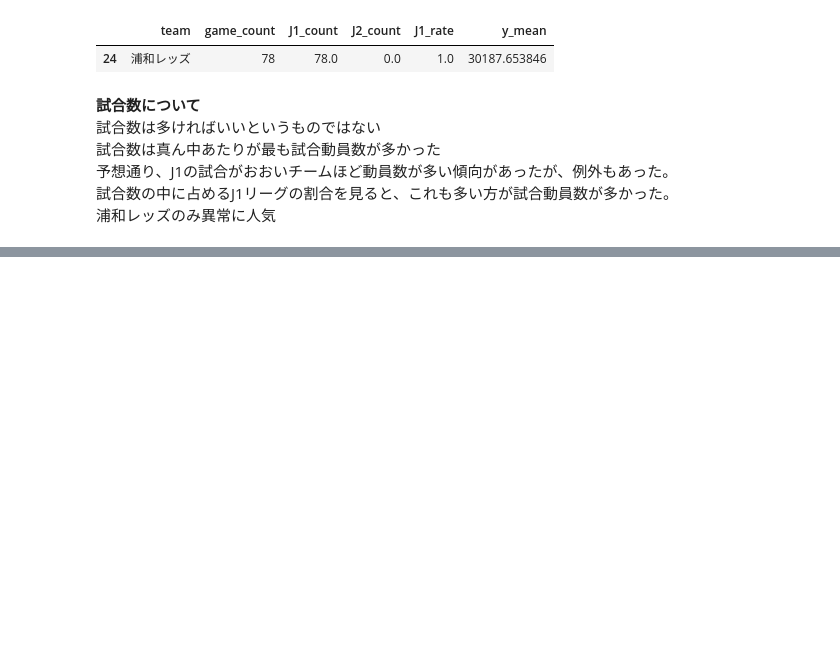
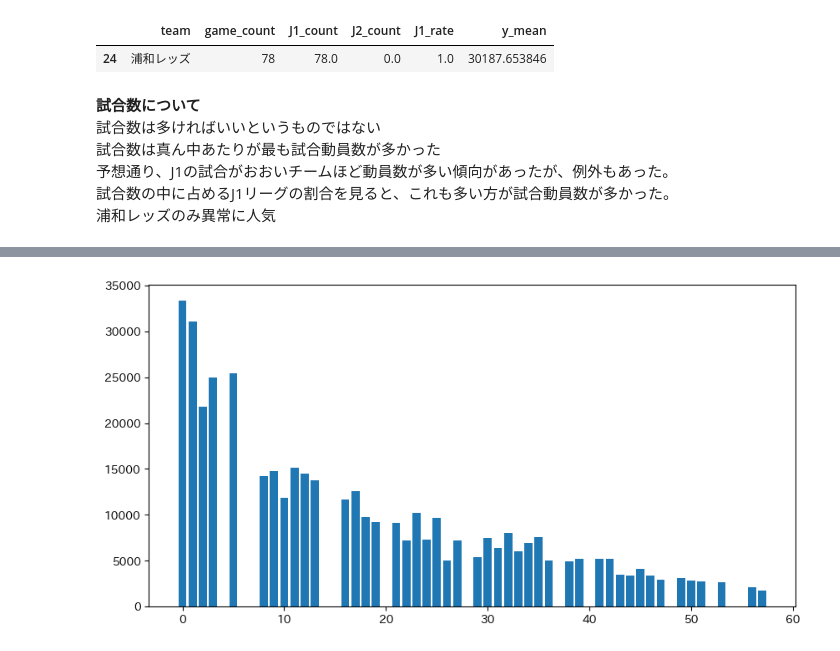
Before and after one commit to MAMMARU-class/UEC_3rd_datascience, a Jupyter notebook: 05_EDA.ipynb, the cells around one changed output, grey strips where cells are left out. Saved outputs shown, nothing was run; the diff lists cells and outputs as text; code cells hidden in the pictures; blank space fills up the shorter version.

```diff
--- a/05_EDA.ipynb
+++ b/05_EDA.ipynb
@@ -668,0 +759,5 @@ game_count[game_count["y_mean"] > 29000]
+# %%
+plt.bar(stadium_each.index, stadium_each["y_雨"])
+plt.show()
+# %% [output]
+[figure, added]
```
Also changed, not shown: parts of 14 cells of this notebook.
